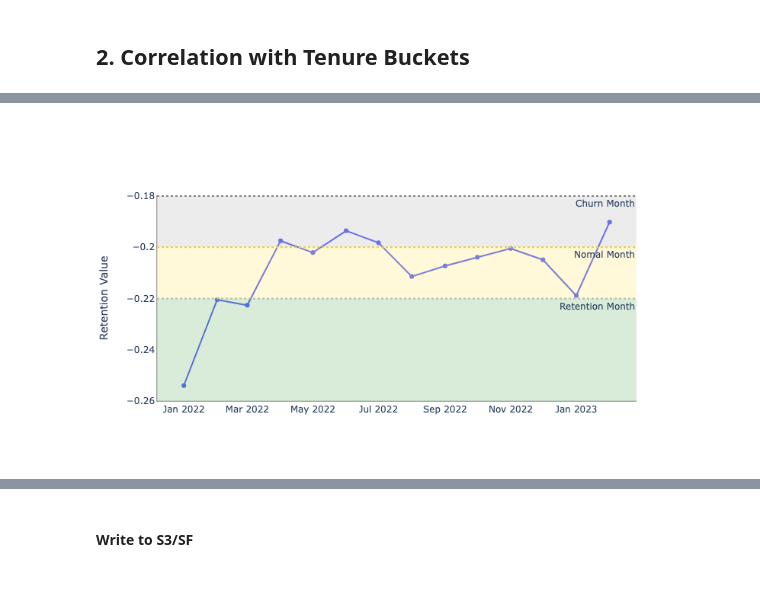
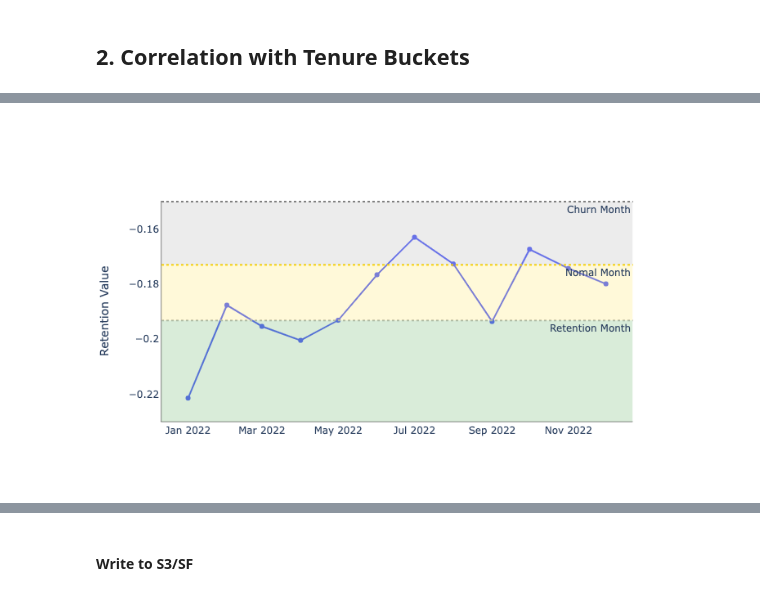
Before and after one commit to jenilu-hbo/jupyter-notebooks, a Jupyter notebook: Retention/Retention P&L Process Decay Hours Viewed.ipynb, the cells around one changed output, grey strips where cells are left out. Cells and saved outputs as stored; diff of their text form; code cells hidden in the pictures.

```diff
--- a/Retention/Retention P&L Process Decay Hours Viewed.ipynb
+++ b/Retention/Retention P&L Process Decay Hours Viewed.ipynb
@@ -565,0 +674,4 @@ order by 1, 2
+# %%
+churn_genpop_tenure_bucekts['total_subscriber'] = churn_genpop_tenure_bucekts.groupby(['date_month', 'tenure'])['subscriber_count'].transform('sum')
+churn_genpop_tenure_bucekts['churn_rate'] = churn_genpop_tenure_bucekts['subscriber_count']/churn_genpop_tenure_bucekts['total_subscriber']
+churn_genpop_tenure_bucekts = churn_genpop_tenure_bucekts[churn_genpop_tenure_bucekts['is_cancel'] == True]
@@ -572,7 +693,7 @@ aggregated_churn['date_month'] = aggregated_churn['date_month'].dt.to_timestamp(
 
 ### GENPOP ONLY LOOKS AT 2022-01-01 ON-WARDS ###################################
 aggregated_churn = aggregated_churn[(aggregated_churn['date_month']>='2022-01-01')
-#                                    &(aggregated_churn['date_month']<='2022-12-31')
+                                   &(aggregated_churn['date_month']<='2022-12-01')
                                    ]
 # %%
 churn_bucekts_all = churn_genpop_tenure_bucekts_pivot.merge(churn_genpop[['date_month', 'churn_rate']].rename(columns = {'churn_rate':'genpop_churn'}),
@@ -591,7 +712,7 @@ Index(['date_month', 'Month 1', 'Month 13+', 'Month 2', 'Month 3', 'Month 4-6',
       dtype='object')
 # %%
 TARGET_COL = ['change_in_churn']
-FEATURE_COLS = ['Month 1', 'Month 2', 'Month 3', 'Month 4-6','Month 7-12', 'Month 13+','genpop_churn',]
+FEATURE_COLS = ['Month 1-3', 'Month 4-6','Month 7-12', 'Month 13+','genpop_churn',]
 # %%
 for i in FEATURE_COLS:
     churn_bucekts_all[i] = churn_bucekts_all[i].astype(float)
@@ -657,40 +776,43 @@ churn_bucekts_all.head()
 import plotly.express as px
 import plotly.graph_objects as go
 from plotly.subplots import make_subplots
+# %%
+Re_Nom_Thresh = -0.173
+Nom_Chu_Thresh= -0.1932
 # %%
 fig = make_subplots(specs=[[{"secondary_y": True}]])
 
 fig.add_trace(
     go.Scatter(x=plot_df['date_month'], y=plot_df['change_in_churn'], name="Predicted Impact on Churn"),)
 
 # fig.add_trace(
 #     go.Scatter(x=plot_df['date_month'], y=plot_df['genpop_churn'], name="genpop_churn Churn rate"),secondary_y=True,)
 
-fig.add_hline(y = -0.22, line_width=2, line_dash="dot", line_color="silver", annotation_text = 'Retention Month',
+fig.add_hline(y = Nom_Chu_Thresh, line_width=2, line_dash="dot", line_color="silver", annotation_text = 'Retention Month',
               annotation_position="bottom right")
-fig.add_hline(y = -0.2, line_width=2, line_dash="dot", line_color="gold", annotation_text = 'Nomal Month',
+fig.add_hline(y = Re_Nom_Thresh, line_width=2, line_dash="dot", line_color="gold", annotation_text = 'Nomal Month',
               annotation_position="bottom right")
-fig.add_hline(y = -0.18, line_width=2, line_dash="dot", line_color="grey", annotation_text = 'Churn Month',
+fig.add_hline(y = -0.15, line_width=2, line_dash="dot", line_color="grey", annotation_text = 'Churn Month',
               annotation_position="bottom right")
 
-fig.add_hrect(y0=-0.26, y1=-0.22, fillcolor="green", opacity=0.15, line_width=0)
-fig.add_hrect(y0=-0.22, y1=-0.2, fillcolor="gold", opacity=0.15, line_width=0)
-fig.add_hrect(y0=-0.2, y1=-0.18, fillcolor="grey", opacity=0.15, line_width=0)
+fig.add_hrect(y0=-0.23, y1=Nom_Chu_Thresh, fillcolor="green", opacity=0.15, line_width=0)
+fig.add_hrect(y0=Re_Nom_Thresh, y1=Nom_Chu_Thresh, fillcolor="gold", opacity=0.15, line_width=0)
+fig.add_hrect(y0=Re_Nom_Thresh, y1=-0.15, fillcolor="grey", opacity=0.15, line_width=0)
 
 # fig.update_layout(xaxis_showgrid=False, yaxis_showgrid=False, xaxis_zeroline=True, yaxis_zeroline=True,)
 fig.update_layout(plot_bgcolor='rgb(255,255,255)')
 fig.update_xaxes(showline=True, linewidth=0.5, linecolor='black')
 fig.update_yaxes(showline=True, linewidth=0.5, linecolor='black')
 
 fig.update_layout(legend=dict( orientation="h",
     yanchor="top",
     y=-0.1,
     xanchor="center",
     x=0.5
 ))
 
 fig.update_yaxes(title_text="Historical Churn", secondary_y=True)
 fig.update_yaxes(title_text="Retention Value", secondary_y=False)
 fig.show()
 # %% [output]
-[figure, old version]
+[figure, new version]
```
Also changed, not shown: parts of 53 cells of this notebook, 11 other files.
